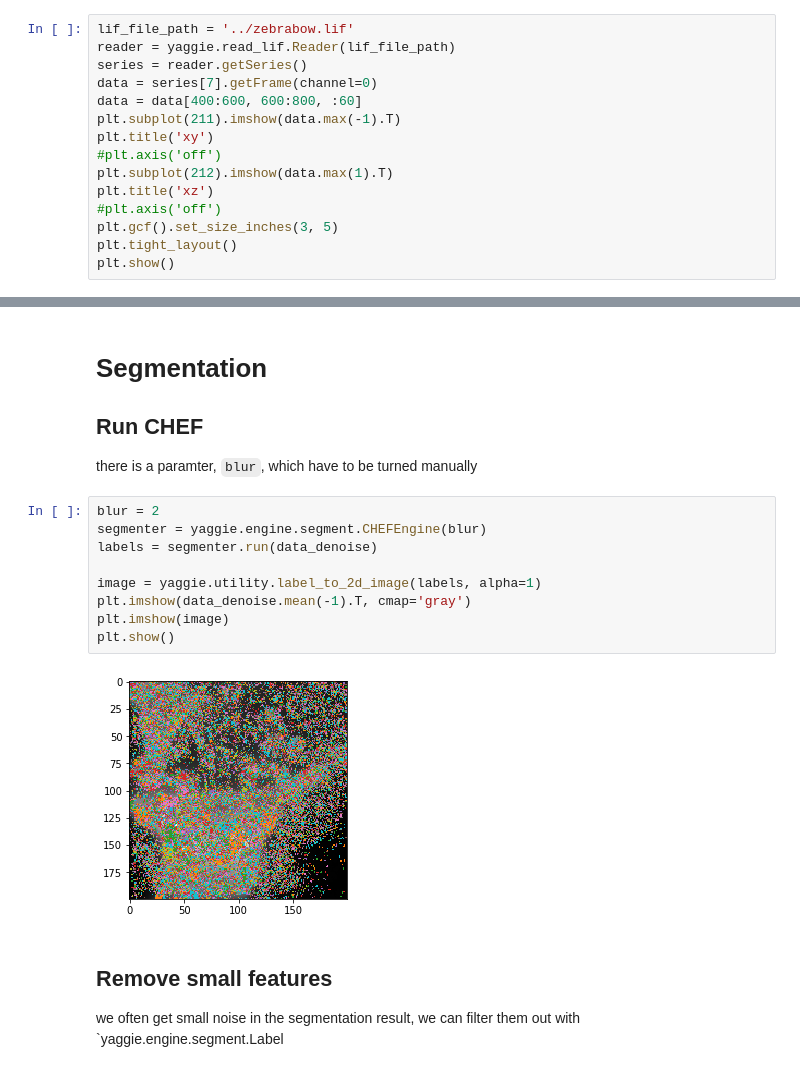
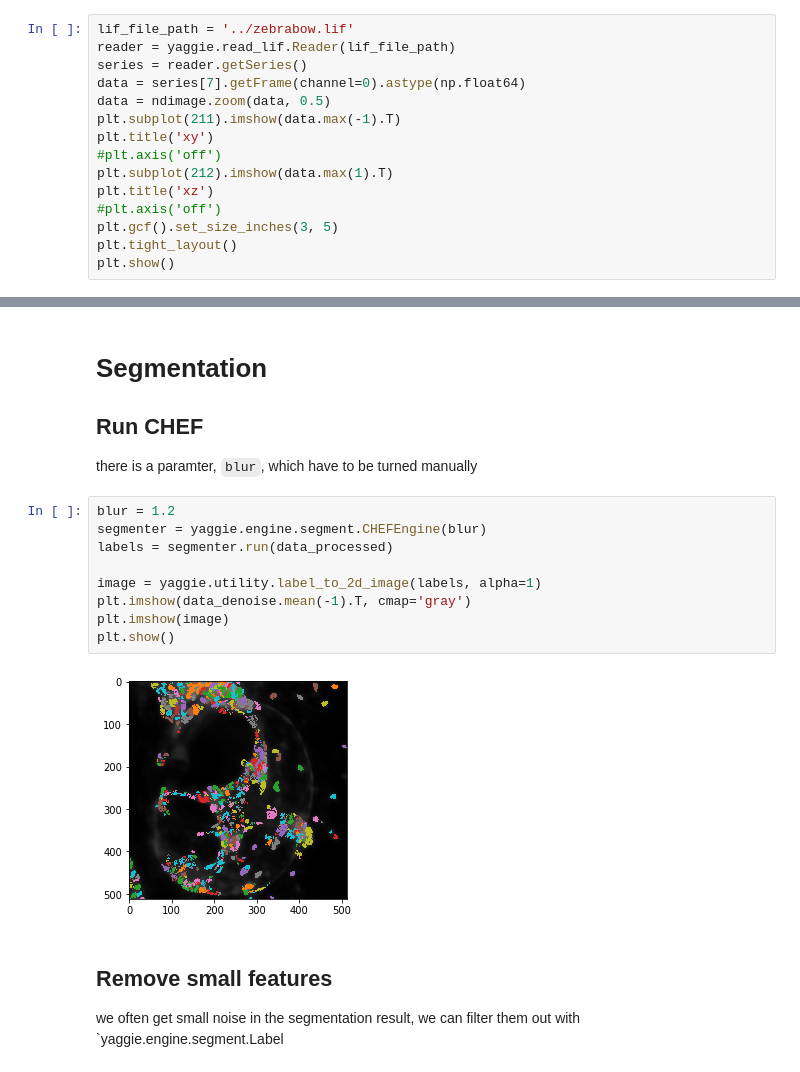
Before and after one commit to yangyushi/yaggie, a Jupyter notebook: notebooks/segmentation.ipynb, the cells around one changed output, grey strips where cells are left out. Saved outputs shown, nothing was run; the diff lists cells and outputs as text.

```diff
--- a/notebooks/segmentation.ipynb
+++ b/notebooks/segmentation.ipynb
@@ -17,8 +17,8 @@ Firstly, we use the lif file reader to load the image as a numpy array:
 lif_file_path = '../zebrabow.lif'
 reader = yaggie.read_lif.Reader(lif_file_path)
 series = reader.getSeries()
-data = series[7].getFrame(channel=0)
-data = data[400:600, 600:800, :60]
+data = series[7].getFrame(channel=0).astype(np.float64)
+data = ndimage.zoom(data, 0.5)
 plt.subplot(211).imshow(data.max(-1).T)
 plt.title('xy')
 #plt.axis('off')
@@ -72,16 +73,16 @@ plt.show()
 
 there is a paramter, `blur`, which have to be turned manually
 # %%
-blur = 2
+blur = 1.2
 segmenter = yaggie.engine.segment.CHEFEngine(blur)
-labels = segmenter.run(data_denoise)
+labels = segmenter.run(data_processed)
 
 image = yaggie.utility.label_to_2d_image(labels, alpha=1)
 plt.imshow(data_denoise.mean(-1).T, cmap='gray')
 plt.imshow(image)
 plt.show()
 # %% [output]
-[figure, old version]
+[figure, new version]
 # %% [markdown]
 ## Remove small features
 
```
Also changed, not shown: parts of 4 cells of this notebook, 1 other file.
